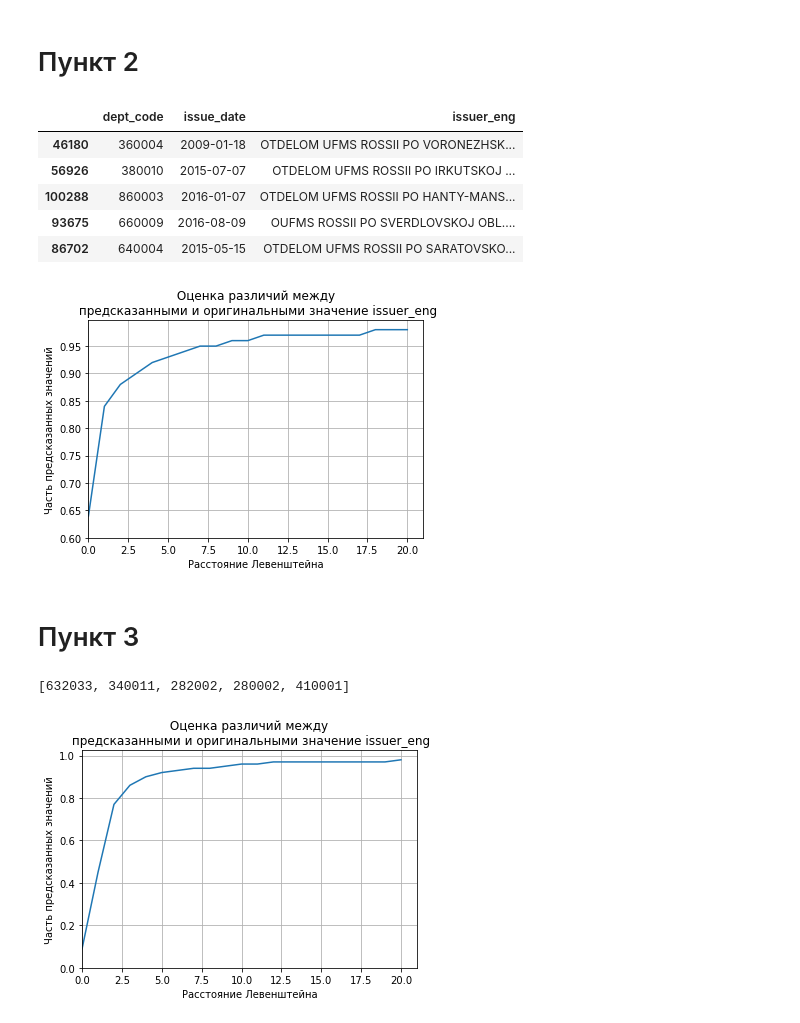
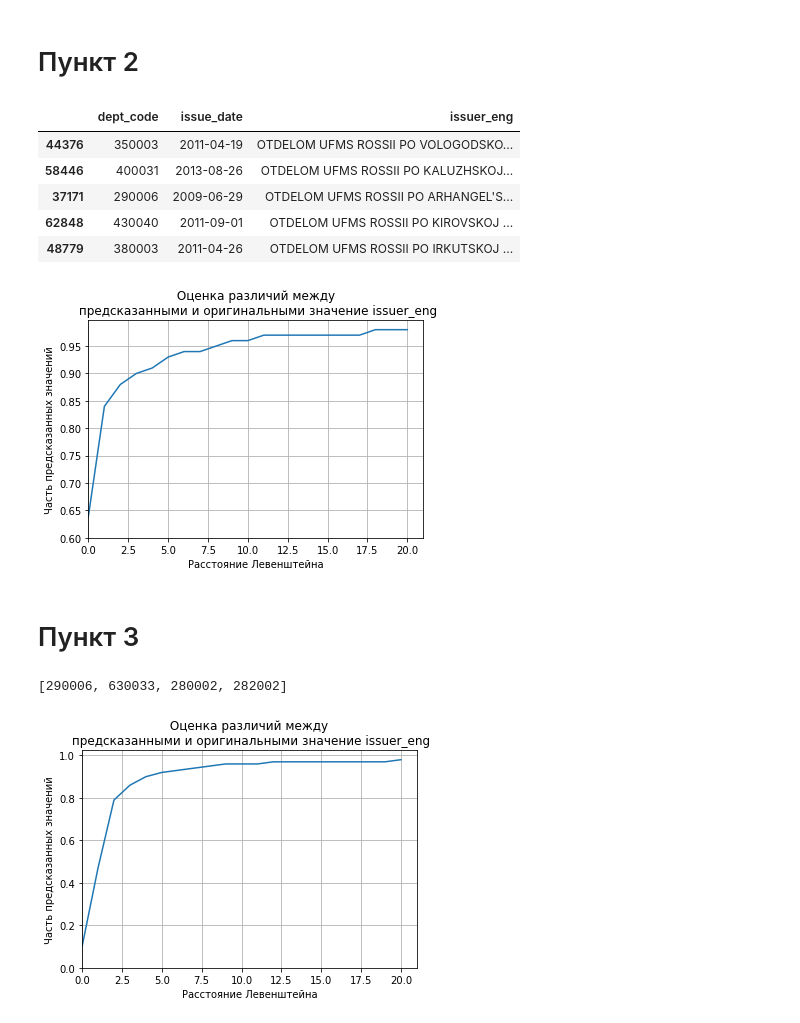
Before and after one commit to assavkina/ML-in-Econometrics, a Jupyter notebook: Assigment.ipynb, the cells around one changed output. Saved outputs shown, nothing was run; the diff lists cells and outputs as text; code cells hidden in the pictures.

```diff
--- a/Assigment.ipynb
+++ b/Assigment.ipynb
@@ -11,7 +11,7 @@ from sklearn.cluster import AffinityPropagation, DBSCAN
 import warnings
 warnings.filterwarnings('ignore')
 # %%
-data = pd.read_csv('data.csv')
+data = pd.read_csv('https://raw.githubusercontent.com/assavkina/ML-in-Econometrics/main/data.csv')
 data.shape
 # %% [output]
 (104411, 5)
@@ -81,11 +81,11 @@ train, test = train_test_split(needed_data, train_size = train_size, shuffle = T
 train.head()
 # %% [output]
 |  | dept_code | issue_date | issuer_eng |
-| 46180 | 360004 | 2009-01-18 | OTDELOM UFMS ROSSII PO VORONEZHSK... |
-| 56926 | 380010 | 2015-07-07 | OTDELOM UFMS ROSSII PO IRKUTSKOJ ... |
-| 100288 | 860003 | 2016-01-07 | OTDELOM UFMS ROSSII PO HANTY-MANS... |
-| 93675 | 660009 | 2016-08-09 | OUFMS ROSSII PO SVERDLOVSKOJ OBL.... |
-| 86702 | 640004 | 2015-05-15 | OTDELOM UFMS ROSSII PO SARATOVSKO... |
+| 44376 | 350003 | 2011-04-19 | OTDELOM UFMS ROSSII PO VOLOGODSKO... |
+| 58446 | 400031 | 2013-08-26 | OTDELOM UFMS ROSSII PO KALUZHSKOJ... |
+| 37171 | 290006 | 2009-06-29 | OTDELOM UFMS ROSSII PO ARHANGEL'S... |
+| 62848 | 430040 | 2011-09-01 | OTDELOM UFMS ROSSII PO KIROVSKOJ ... |
+| 48779 | 380003 | 2011-04-26 | OTDELOM UFMS ROSSII PO IRKUTSKOJ ... |
 # %%
 def filter_by_depth(base, dept, date):
     lay_1 = base[base.dept_code == dept].copy()
@@ -97,26 +97,26 @@ def closest_time(date_row, date):
                           index= date_row.index)
     return df_time.differ.idxmin()
 # %%
-# result_1 = pd.Series(list(test[['dept_code', 'issue_date']].values)).apply(lambda x: filter_by_depth(train, x[0], x[1]))
+result_1 = pd.Series(list(test[['dept_code', 'issue_date']].values)).apply(lambda x: filter_by_depth(train, x[0], x[1]))
 
 check_1 = pd.Series(list(pd.DataFrame({'result_0' : result_1, 'target': test.issuer_eng.to_list()}).values))
 distance_1 = check_1.apply(lambda x: Levenshtein.distance(x[0], x[1]))
 
 def plot_Levenstein(distance, ylim=0.6):
   x = np.linspace(0, 20, 21)
   y = [np.round((distance <= i).sum() / len(distance), 2) for i in x]
   plt.plot(x, y)
   plt.ylim(ylim)
   plt.xlim(0)
   plt.grid()
   plt.xlabel('Расстояние Левенштейна')
   plt.ylabel('Часть предсказанных значений')
   plt.title(' Оценка различий между \n предсказанными и оригинальными значение issuer_eng')
   plt.show()
 
 plot_Levenstein(distance_1)
 # %% [output]
-[figure, old version]
+[figure, new version]
 # %% [markdown]
 # Пункт 3
 # %%
@@ -165,4 +165,4 @@ for dept in dept_code:
     train.examplar[needed_idx] = current_examplar
 print(exeption_dept_code)
 # %% [output]
-[632033, 340011, 282002, 280002, 410001]
+[290006, 630033, 280002, 282002]
```
Also changed, not shown: parts of 3 cells of this notebook.
